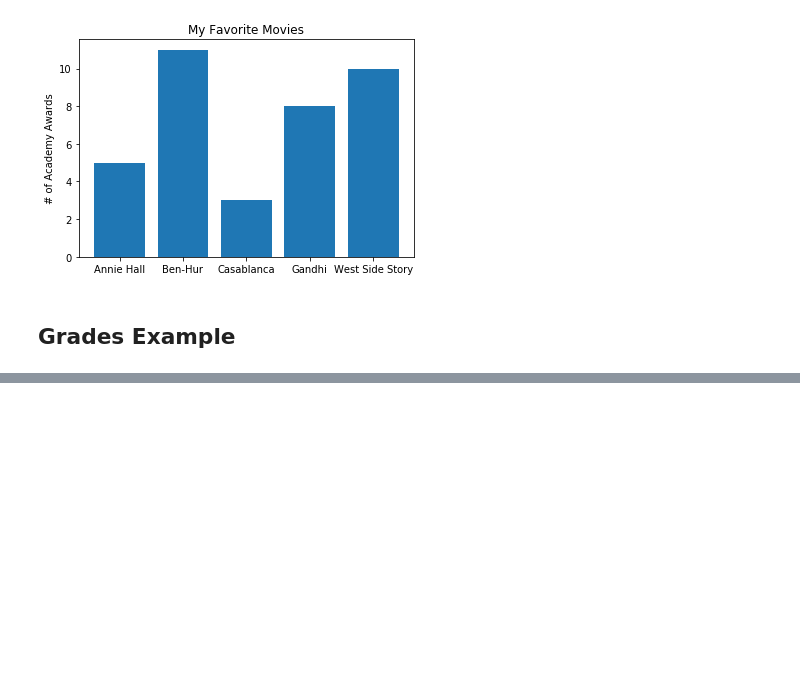
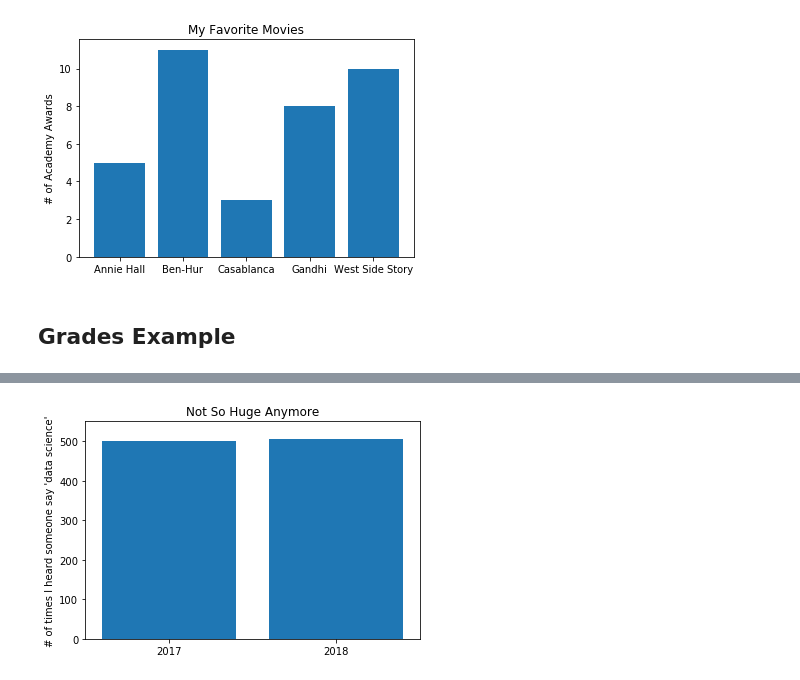
Before and after one commit to konstantinos-giannakopoulos/Python_Data_Science_From_Scratch, a Jupyter notebook: 02_Data_Visualisation.ipynb, the cells around one changed output, grey strips where cells are left out. Saved outputs shown, nothing was run; the diff lists cells and outputs as text; code cells hidden in the pictures; blank space fills up the shorter version.

```diff
--- a/02_Data_Visualisation.ipynb
+++ b/02_Data_Visualisation.ipynb
@@ -55,0 +106,15 @@ plt.show()
+# %%
+plt.bar(years, mentions, 0.8)
+plt.xticks(years)
+plt.ylabel("# of times I heard someone say 'data science'")
+plt.ticklabel_format(useOffset=False)
+
+plt.axis([2016.5, 2018.5, 0, 550])
+plt.title("Not So Huge Anymore")
+plt.show()
+
+
+#plt.savefig('im/viz_non_misleading_y_axis.png')
+#plt.gca().clear()
+# %% [output]
+[figure, added]
```
Also changed, not shown: parts of 12 cells of this notebook.
